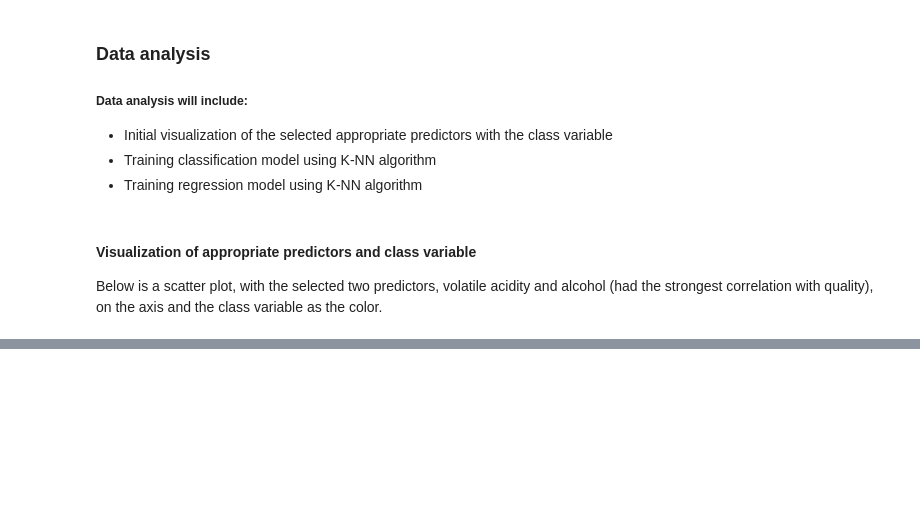
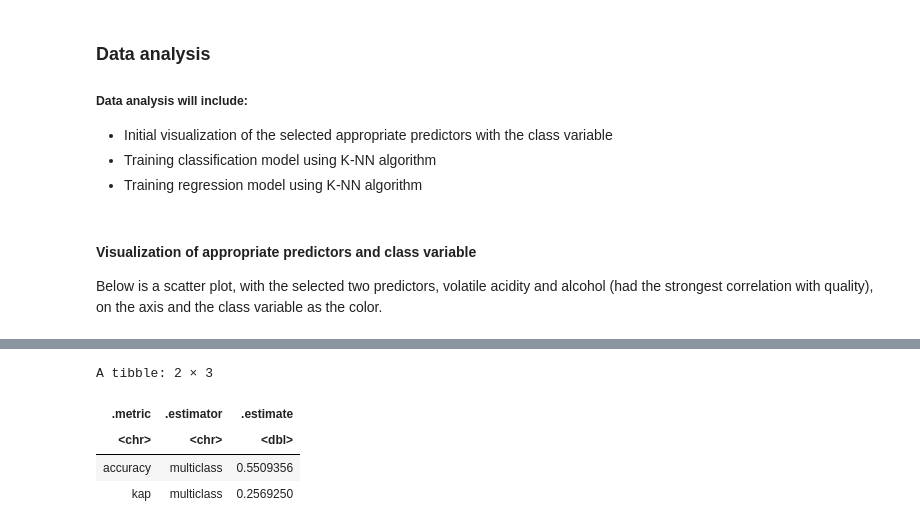
Before and after one commit to j-ackyao/Group-62-project, a Jupyter notebook: group_project_report.ipynb, the cells around one changed output, grey strips where cells are left out. Saved outputs shown, nothing was run; the diff lists cells and outputs as text; code cells hidden in the pictures; blank space fills up the shorter version.

```diff
--- a/group_project_report.ipynb
+++ b/group_project_report.ipynb
@@ -398,27 +396,33 @@ k_value_plot <- ggplot(filter(knn_results, .metric == "accuracy"), aes(x = neigh
 k_value_plot
 # %%
 # override value of k for testing/skip processing
-#k <- 20
+k <- 48
 
 # create model spec with tuned k
 knn_spec_tuned <- nearest_neighbor(weight_func = "rectangular", neighbors = k) |>
     set_engine("kknn") |>
     set_mode("classification")
 
 # create fit with tuned model spec
 fit <- workflow() |>
     add_recipe(recipe) |>
     add_model(knn_spec_tuned) |>
     fit(data = red_training_data)
 
 # test classification model with testing data
 test_predictions <- predict(fit, red_testing_data) |>
     bind_cols(red_testing_data)
 
 # extract accuracy of predictions on testing data
 prediction_accuracy <- test_predictions |>
     metrics(truth = quality, estimate = .pred_class)
 prediction_accuracy
+# %% [output]
+A tibble: 2 × 3
+| .metric | .estimator | .estimate |
+| <chr> | <chr> | <dbl> |
+| accuracy | multiclass | 0.5509356 |
+| kap | multiclass | 0.2569250 |
 # %%
 # create grid of volatile_acidity/alcohol values and arrange to data frame
 # this is to be used as background color points for visualizing the classification model from training data
```
Also changed, not shown: parts of 16 cells of this notebook.
